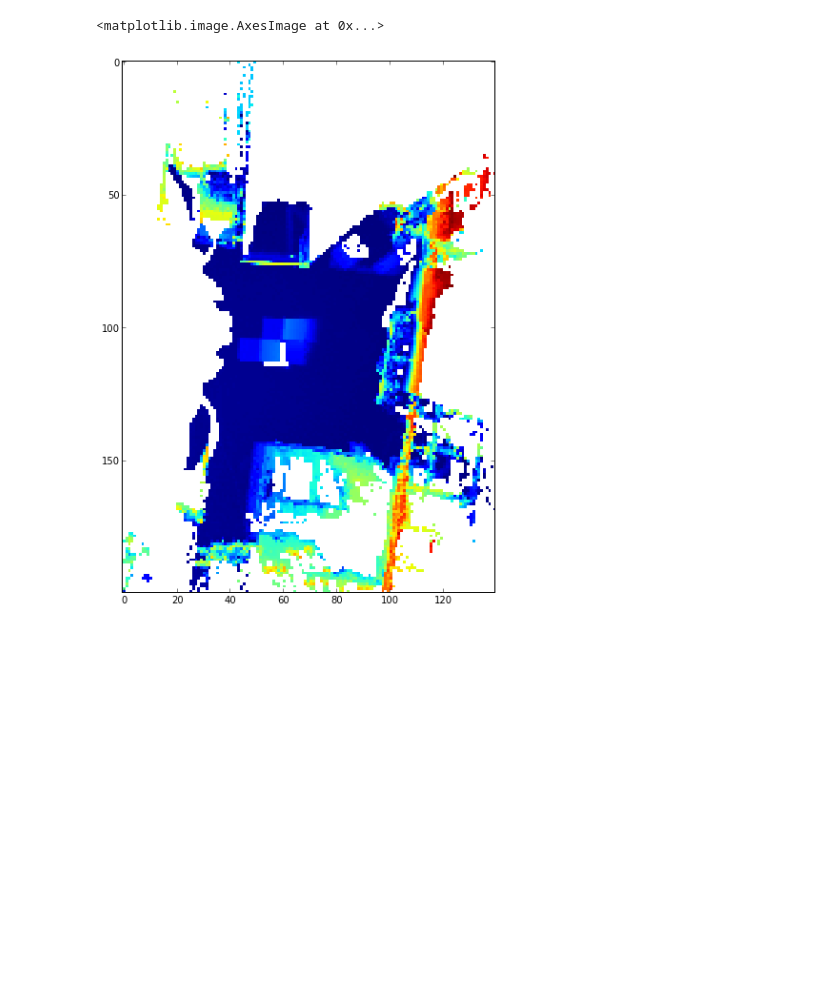
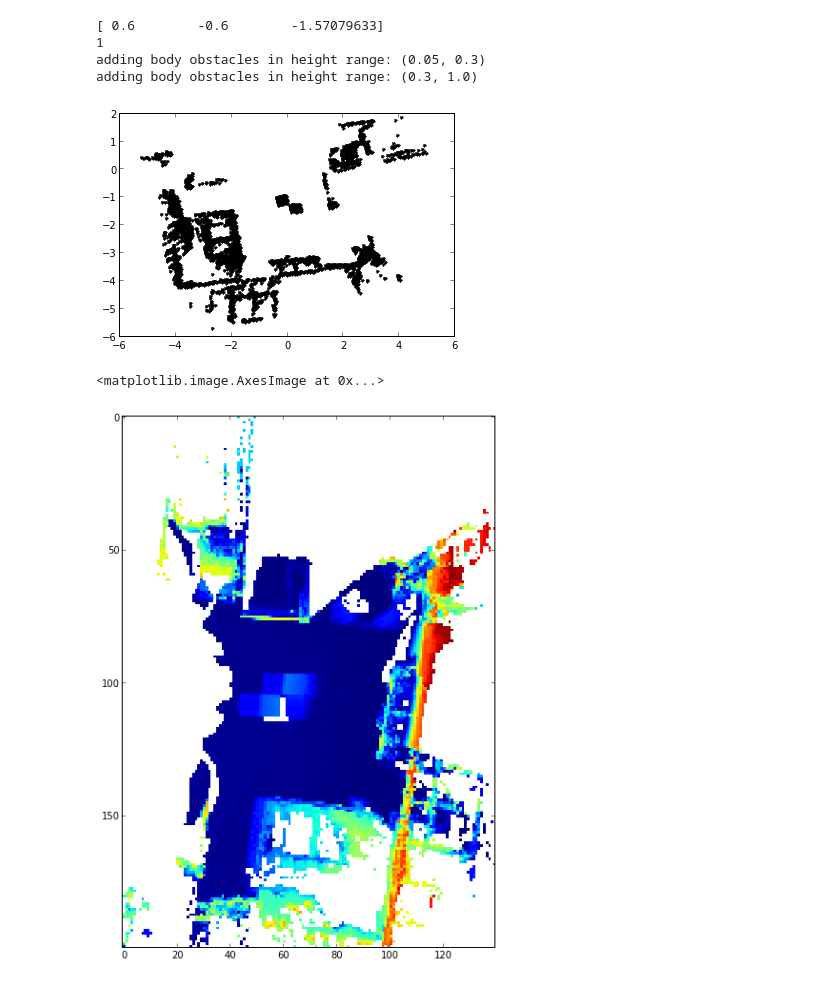
Before and after one commit to rdeits/iris-distro, a Jupyter notebook: python/iris_terrain.ipynb, the cells around one changed output. Drawn from its saved outputs; the diff is of its cells as text; code cells hidden in the pictures; blank space fills up the shorter version.

```diff
--- a/python/iris_terrain.ipynb
+++ b/python/iris_terrain.ipynb
@@ -23,3 +24,16 @@ ts.setHeights(heights, px2world)
+# %%
+start = np.array([0.6,-0.6,0,0,0, -np.pi/2])
+region = ts.findSafeRegion(start)
+f = figure()
+ax = f.add_subplot(111)
+ax.plot(body_obs_xyz[0,:,:], body_obs_xyz[1,:,:], 'k.')
+body_obs_xyz = terrain_body_obs(ts.heights, ts.px2world_2x3, start, ts.contact_slices.keys()[1])
+# %% [output]
+[ 0.6        -0.6        -1.57079633]
+1
+adding body obstacles in height range: (0.05, 0.3)
+adding body obstacles in height range: (0.3, 1.0)
+[figure, added]
 # %%
 figure(figsize=(10,10))
 imshow(ts.heights, interpolation='nearest')
```
Also changed, not shown: parts of 9 cells of this notebook, 1 other file.
